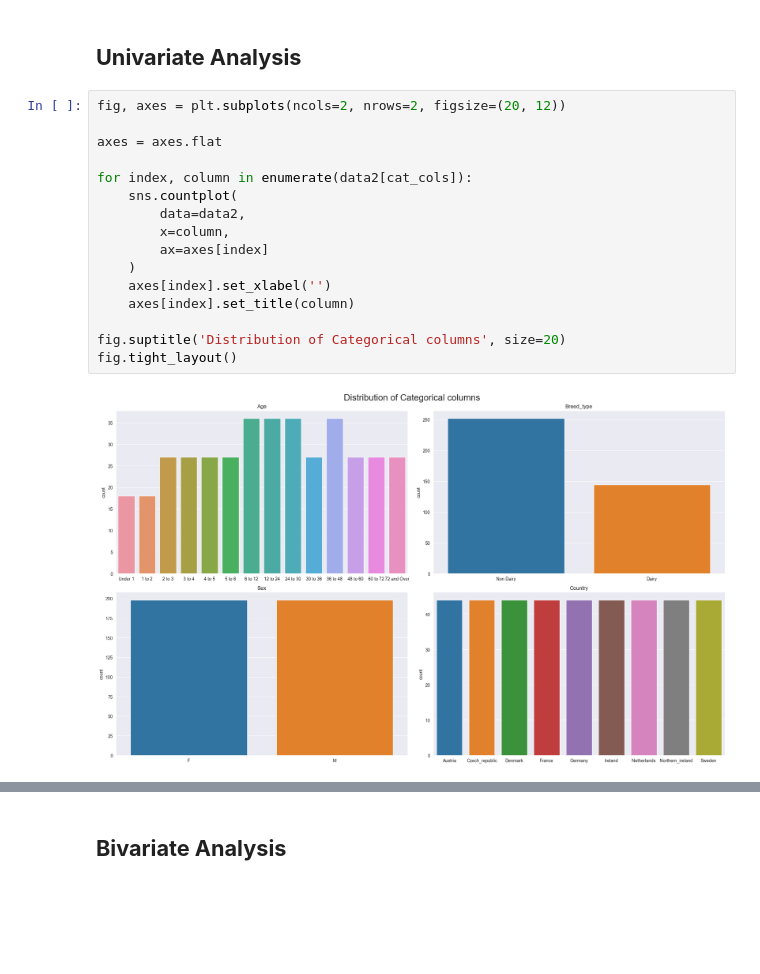
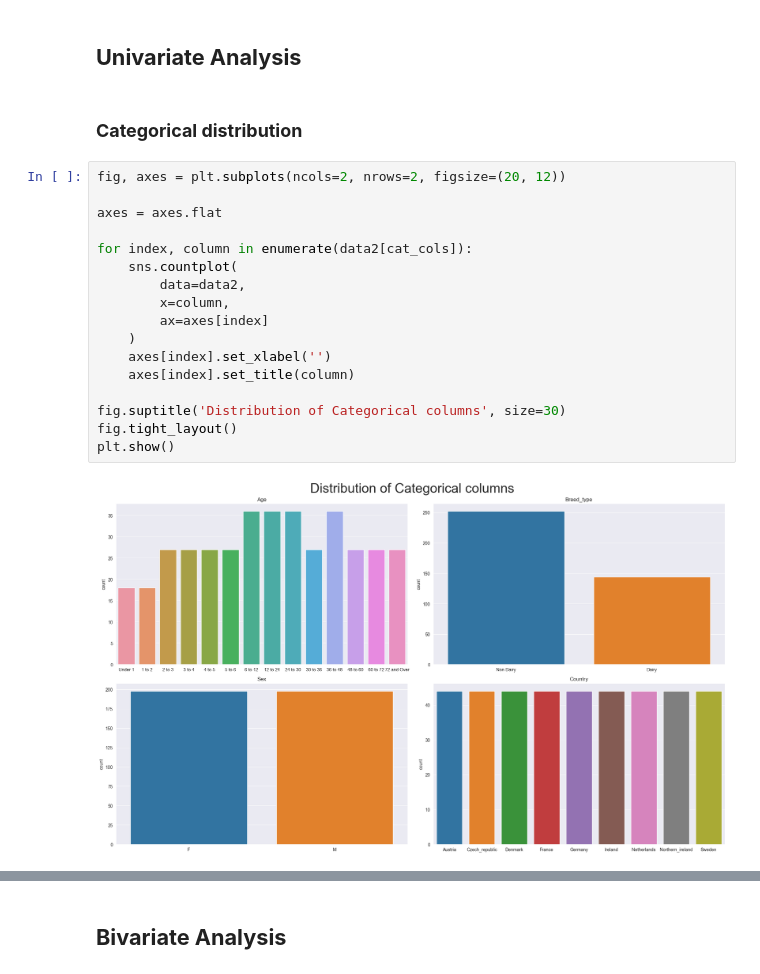
Before and after one commit to SwagAbyss/SwagML, a Jupyter notebook: Projects/Animals/animals.ipynb, the cells around one changed output, grey strips where cells are left out. Cells and saved outputs as stored; diff of their text form; blank space fills up the shorter version.

```diff
--- a/Projects/Animals/animals.ipynb
+++ b/Projects/Animals/animals.ipynb
@@ -160,21 +187,24 @@ Sweden              44
 Name: Country, dtype: int64
 # %% [markdown]
 ## __Univariate Analysis__
+# %% [markdown]
+### __Categorical distribution__
 # %%
 fig, axes = plt.subplots(ncols=2, nrows=2, figsize=(20, 12))
 
 axes = axes.flat
 
 for index, column in enumerate(data2[cat_cols]):
     sns.countplot(
         data=data2,
         x=column,
         ax=axes[index]
     )
     axes[index].set_xlabel('')
     axes[index].set_title(column)
 
-fig.suptitle('Distribution of Categorical columns', size=20)
+fig.suptitle('Distribution of Categorical columns', size=30)
 fig.tight_layout()
+plt.show()
 # %% [output]
-[figure, old version]
+[figure, new version]
```
Also changed, not shown: parts of 33 cells of this notebook.
